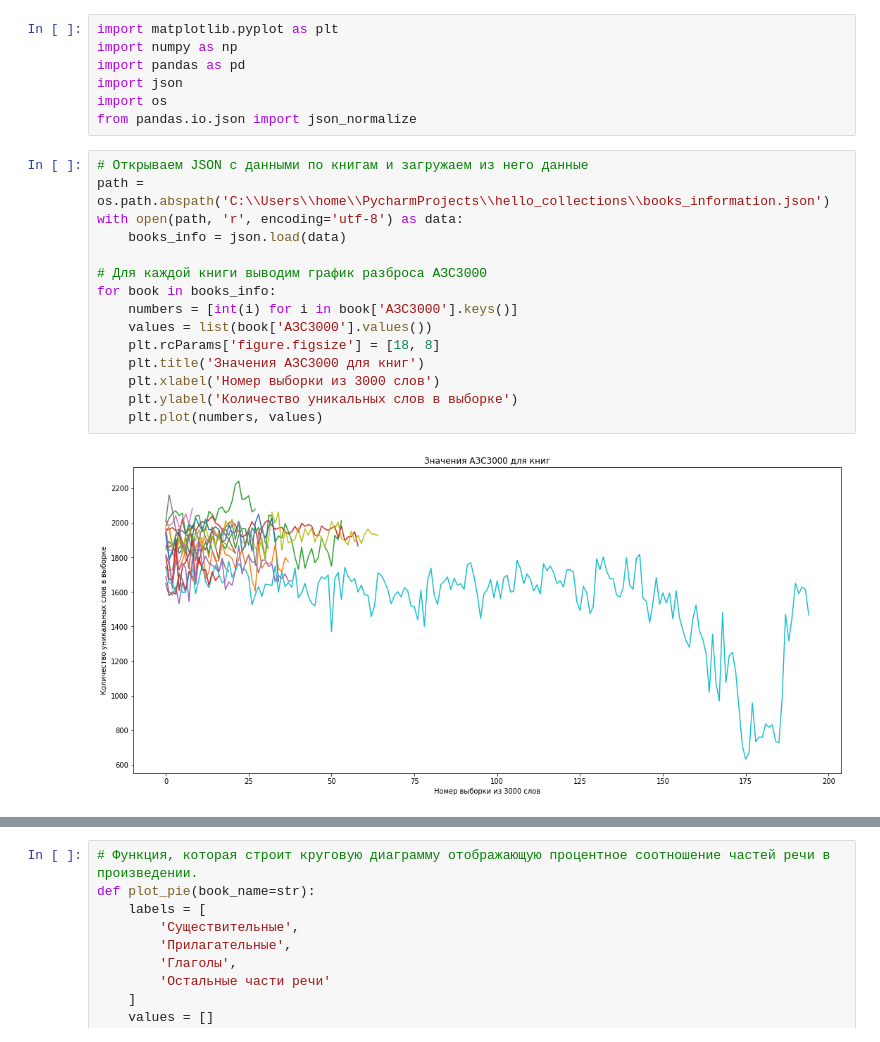
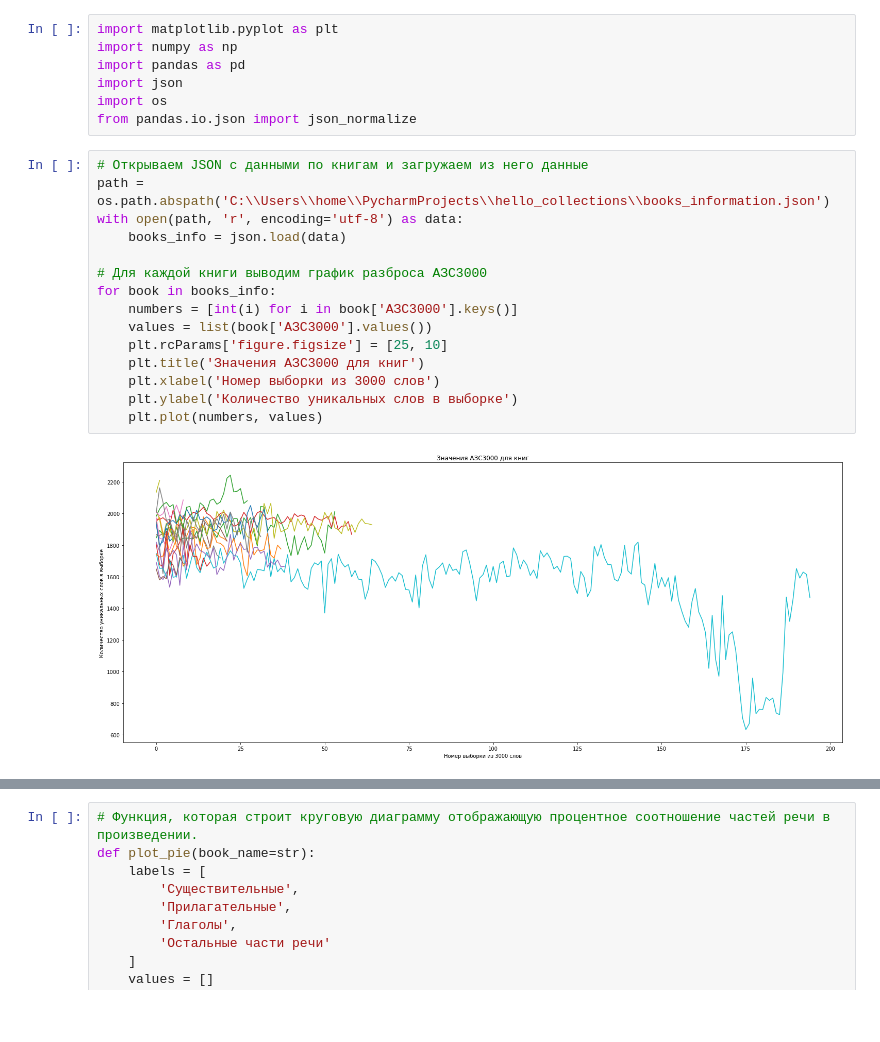
Before and after one commit to bazhil/book_analiser, a Jupyter notebook: visualization.ipynb, the cells around one changed output, grey strips where cells are left out. Saved outputs shown, nothing was run; the diff lists cells and outputs as text; blank space fills up the shorter version.

```diff
--- a/visualization.ipynb
+++ b/visualization.ipynb
@@ -8,18 +8,18 @@ from pandas.io.json import json_normalize
 # %%
 # Открываем JSON с данными по книгам и загружаем из него данные
 path = os.path.abspath('C:\\Users\\home\\PycharmProjects\\hello_collections\\books_information.json')
 with open(path, 'r', encoding='utf-8') as data:
     books_info = json.load(data)
 
 # Для каждой книги выводим график разброса АЗС3000
 for book in books_info:
     numbers = [int(i) for i in book['АЗС3000'].keys()]
     values = list(book['АЗС3000'].values())
-    plt.rcParams['figure.figsize'] = [18, 8]
+    plt.rcParams['figure.figsize'] = [25, 10]
     plt.title('Значения АЗС3000 для книг')
     plt.xlabel('Номер выборки из 3000 слов')
     plt.ylabel('Количество уникальных слов в выборке')
     plt.plot(numbers, values)
 # %% [output]
-[figure, old version]
+[figure, new version]
 # %%
```
Also changed, not shown: parts of 9 cells of this notebook.
